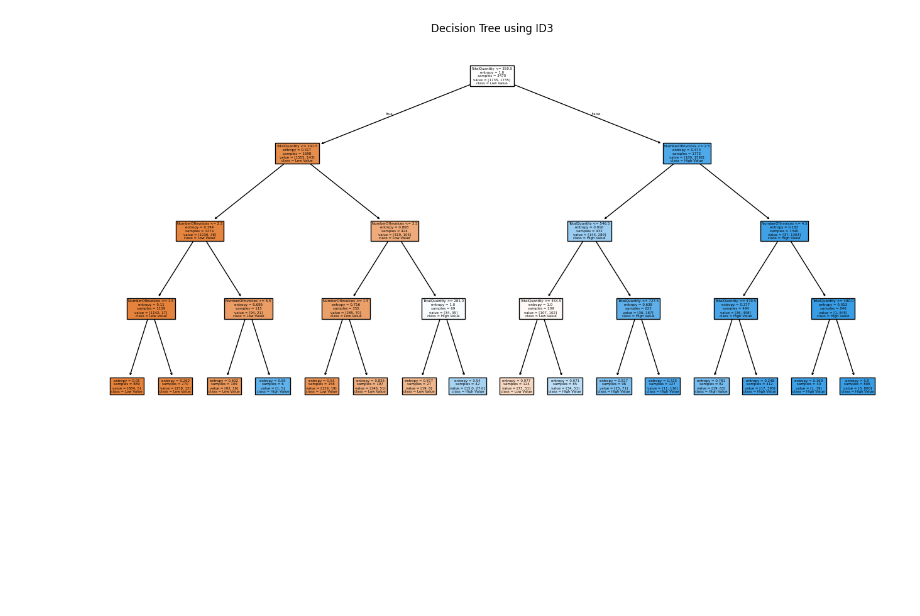
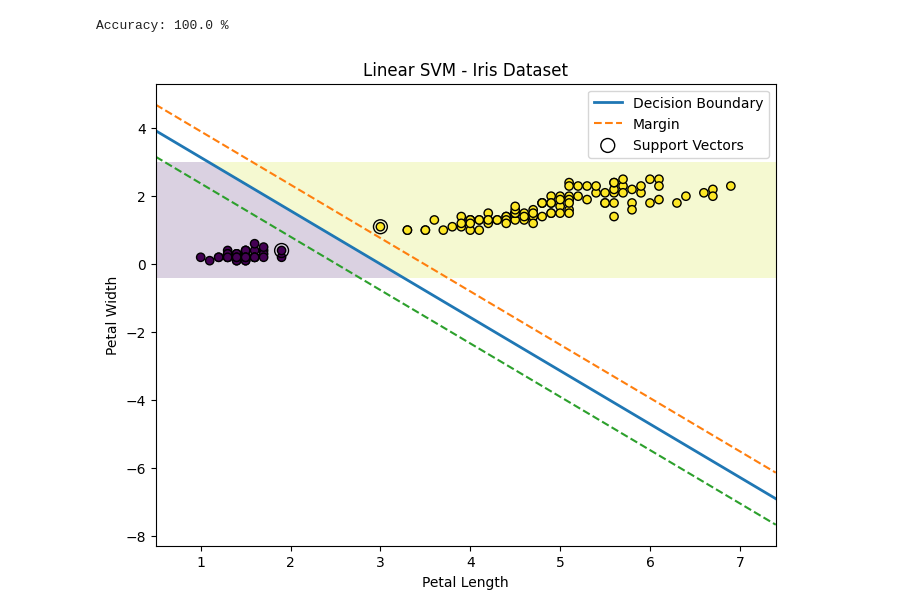
Before and after one commit to devamganaas/Machine-Learning, a Jupyter notebook: Untitled6.ipynb, the cells around one changed output. Drawn from its saved outputs; the diff is of its cells as text; code cells hidden in the pictures; blank space fills up the shorter version.

```diff
--- a/Untitled6.ipynb
+++ b/Untitled6.ipynb
@@ -92,13 +10,0 @@ NumberOfInvoices : 0.1362
-# %%
-# Visualize tree
-plt.figure(figsize=(16, 8))
-plot_tree(
-    model,
-    feature_names=X.columns,
-    class_names=["Low Value", "High Value"],
-    filled=True
-)
-plt.title("Decision Tree using ID3")
-plt.show()
-# %% [output]
-[figure, removed]
@@ -104,0 +25,61 @@ plt.show()
+# %%
+# Linear SVM
+model = SVC(kernel="linear", C=1)
+model.fit(X_train, y_train)
+
+# Prediction
+y_pred = model.predict(X_test)
+
+print("Accuracy:", round(accuracy_score(y_test, y_pred) * 100, 2), "%")
+# %% [output]
+Accuracy: 100.0 %
+# %%
+# Plot decision boundary
+plt.figure(figsize=(8, 6))
+
+x_min = X[:, 0].min() - 0.5
+x_max = X[:, 0].max() + 0.5
+y_min = X[:, 1].min() - 0.5
+y_max = X[:, 1].max() + 0.5
+
+xx, yy = np.meshgrid(
+    np.linspace(x_min, x_max, 500),
+    np.linspace(y_min, y_max, 500)
+)
+
+Z = model.predict(np.c_[xx.ravel(), yy.ravel()])
+Z = Z.reshape(xx.shape)
+
+plt.contourf(xx, yy, Z, alpha=0.2)
+plt.scatter(X[:, 0], X[:, 1], c=y, edgecolors="k")
+
+w = model.coef_[0]
+b = model.intercept_[0]
+
+x_values = np.linspace(x_min, x_max, 100)
+decision_boundary = -(w[0] * x_values + b) / w[1]
+
+margin = 1 / np.sqrt(np.sum(w ** 2))
+upper_margin = decision_boundary + margin
+lower_margin = decision_boundary - margin
+
+plt.plot(x_values, decision_boundary,
+         linewidth=2, label="Decision Boundary")
+plt.plot(x_values, upper_margin, "--", label="Margin")
+plt.plot(x_values, lower_margin, "--")
+
+plt.scatter(
+    model.support_vectors_[:, 0],
+    model.support_vectors_[:, 1],
+    s=100, facecolors="none",
+    edgecolors="black",
+    label="Support Vectors"
+)
+
+plt.xlabel("Petal Length")
+plt.ylabel("Petal Width")
+plt.title("Linear SVM - Iris Dataset")
+plt.legend()
+plt.show()
+# %% [output]
+[figure, added]
```
Also changed, not shown: parts of 7 cells of this notebook.
